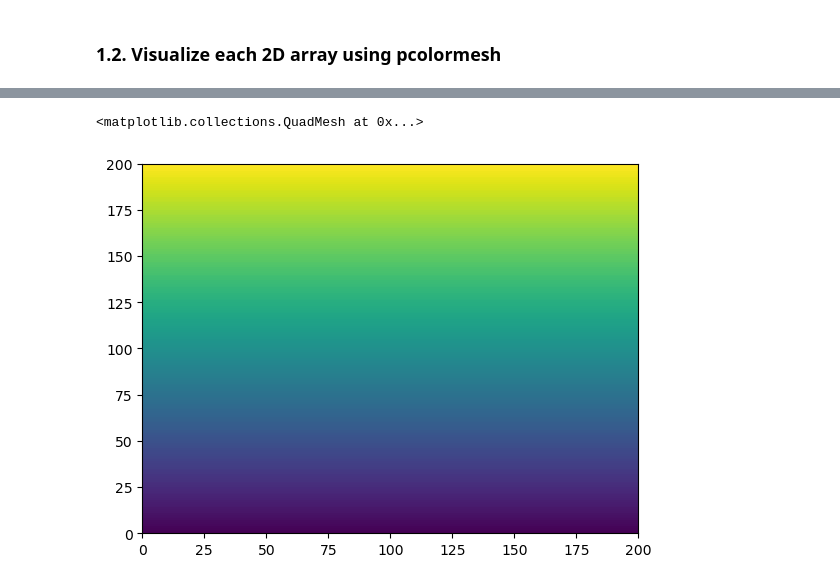
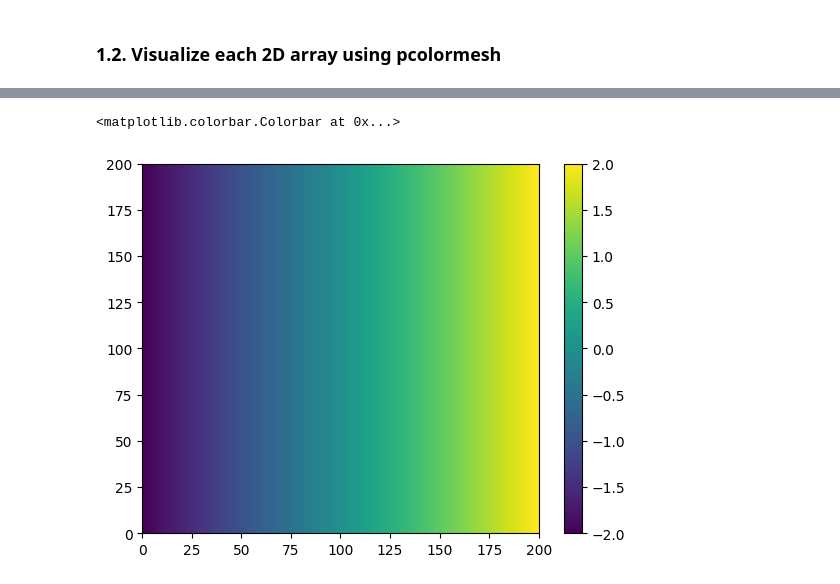
Before and after one commit to AidanJanney/Earth-Science-Data-Fundamentals, a Jupyter notebook: Assignment - Numpy and Matplotlib/notebook.ipynb, the cells around one changed output, grey strips where cells are left out. Cells and saved outputs as stored; diff of their text form; code cells hidden in the pictures.

```diff
--- a/Assignment - Numpy and Matplotlib/notebook.ipynb
+++ b/Assignment - Numpy and Matplotlib/notebook.ipynb
@@ -33,5 +14,6 @@ plt.pcolormesh(xx)
-# %%
-plt.pcolormesh(yy)
-# %% [output]
-<matplotlib.collections.QuadMesh at 0x...>
-[figure, removed]
+# %%
+mesh_xx = plt.pcolormesh(xx)
+plt.colorbar(mesh_xx)
+# %% [output]
+<matplotlib.colorbar.Colorbar at 0x...>
+[figure, added]
```
Also changed, not shown: parts of 7 cells of this notebook.
